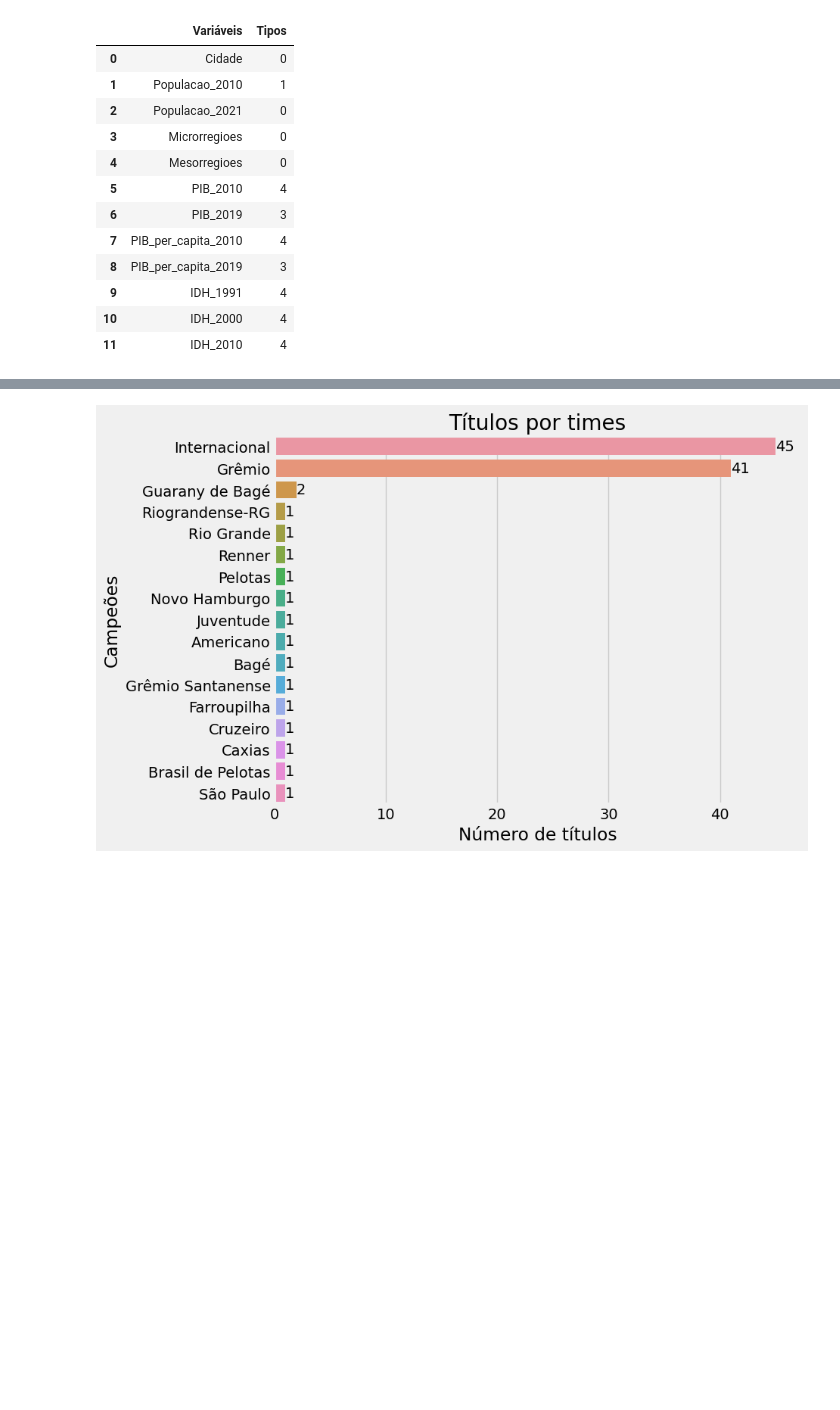
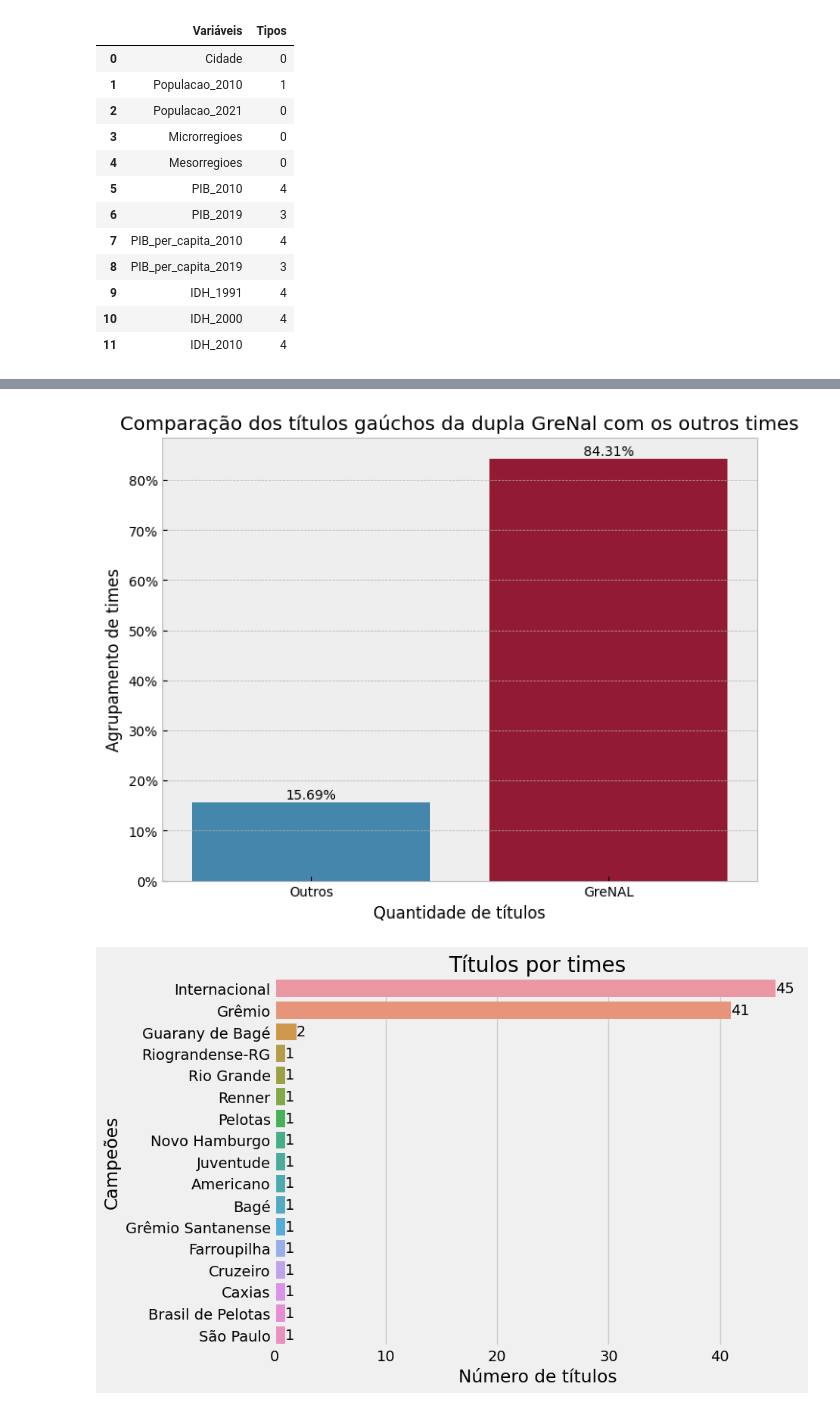
Before and after one commit to VitorBSP/Multiverso_greNAL, a Jupyter notebook: analise.ipynb, the cells around one changed output, grey strips where cells are left out. Drawn from its saved outputs; the diff is of its cells as text; code cells hidden in the pictures; blank space fills up the shorter version.

```diff
--- a/analise.ipynb
+++ b/analise.ipynb
@@ -191,3 +287,16 @@ cidades[pd.isnull(cidades['PIB_2010'])]
+# %%
+with plt.style.context('bmh'):
+    fig, ax = plt.subplots(figsize=(8, 6))
+    sns.barplot(ax = ax, data=campeonatos['Primeiro'].map({'Grêmio': 'GreNAL', 'Internacional' : 'GreNAL'}).fillna('Outros').to_frame().groupby(by='Primeiro').size().to_frame().reset_index().rename(columns={0:'Titulos'}), order =['Outros', 'GreNAL'],
+                x='Primeiro', y='Titulos', estimator=lambda x: max(x)/ sum(campeonatos['Primeiro'].map({'Grêmio': 'GreNAL', 'Internacional' : 'GreNAL'}).fillna('Outros').to_frame().groupby(by='Primeiro').size().to_frame().reset_index().rename(columns={0:'Titulos'})['Titulos']) * 100)
+    ax.bar_label(ax.containers[0], fmt='%.2f%%' )
+    ax.set_xlabel('Quantidade de títulos')
+    ax.set_ylabel('Agrupamento de times')
+    ax.set_title('Comparação dos títulos gaúchos da dupla GreNal com os outros times')
+    ax.yaxis.set_major_formatter(formatter)
+    plt.show()
+# %% [output]
+[figure, added]
 # %%
 normal_count(campeonatos, 'Primeiro', 'Número de títulos', 'Campeões', 'Títulos por times')
 # %% [output]
```
Also changed, not shown: parts of 35 cells of this notebook.
